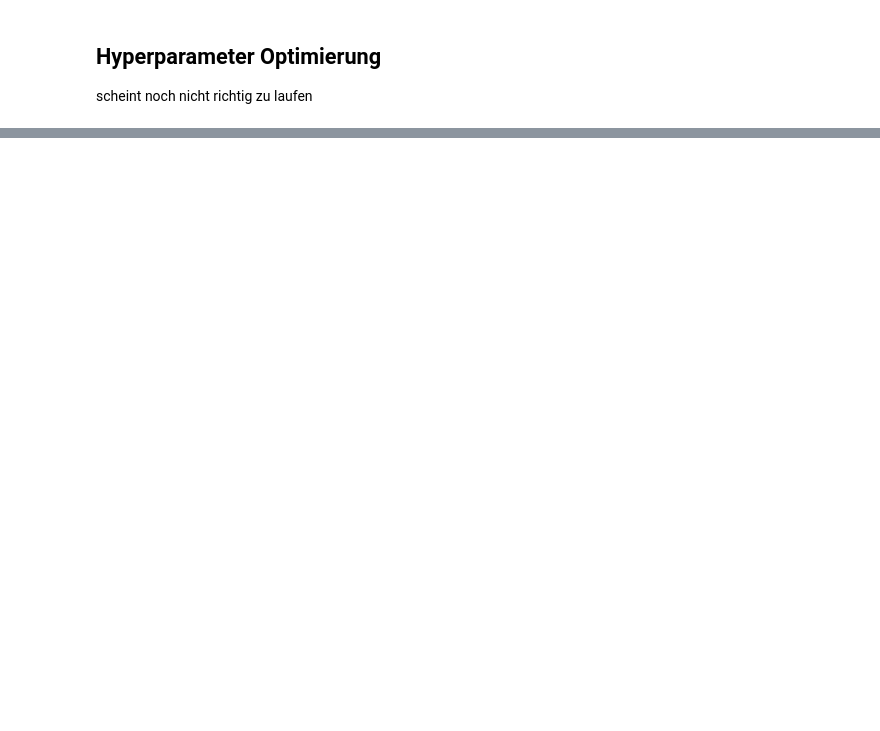
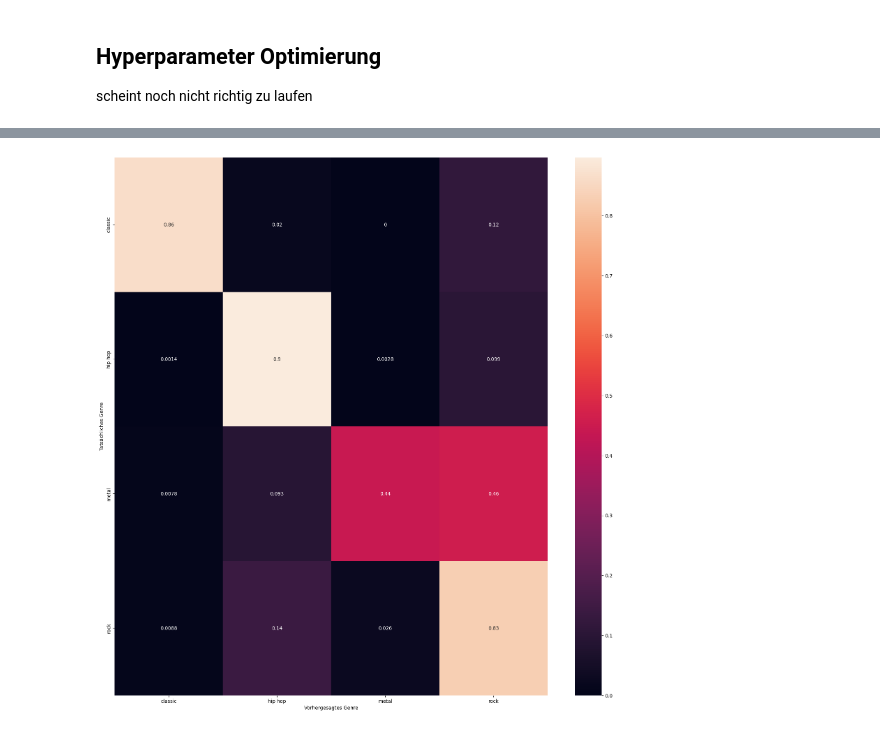
Before and after one commit to Henry-Kr15/TheGenreFactor, a Jupyter notebook: scripts/NN.ipynb, the cells around one changed output, grey strips where cells are left out. Cells and saved outputs as stored; diff of their text form; code cells hidden in the pictures; blank space fills up the shorter version.

```diff
--- a/scripts/NN.ipynb
+++ b/scripts/NN.ipynb
@@ -458,0 +764,2 @@ print("Best Score: ", best_score)
+# %%
+Y_pred = model.predict(X_test)
@@ -458,0 +768,19 @@ print("Best Score: ", best_score)
+# %%
+Y_pred_classes = np.argmax(Y_pred, axis=1)
+
+for i in range(len(Y_pred_classes)):
+    if label[Y_pred_classes[i]] == 'pop' and Y_pred[i, Y_pred_classes[i]] > 0.9:
+        # Finde den Index des zweithöchsten Werts
+        second_highest_index = np.argsort(Y_pred[i])[-2]
+        Y_pred_classes[i] = second_highest_index
+Y_test_classes = np.argmax(Y_test, axis=1)
+
+cm = confusion_matrix(Y_test_classes, Y_pred_classes, normalize='true')
+plt.figure(figsize=(20,20))
+sns.heatmap(cm, annot=True, xticklabels=label, yticklabels=label)
+plt.xlabel('Vorhergesagtes Genre')
+plt.ylabel('Tatsächliches Genre')
+plt.savefig('../figures/confusion_matrix.png')
+plt.show()
+# %% [output]
+[figure, added]
```
Also changed, not shown: parts of 24 cells of this notebook, 1 other file.
